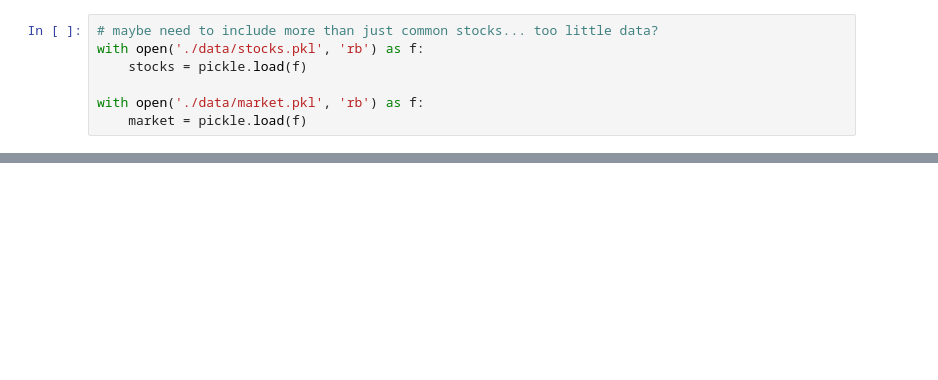
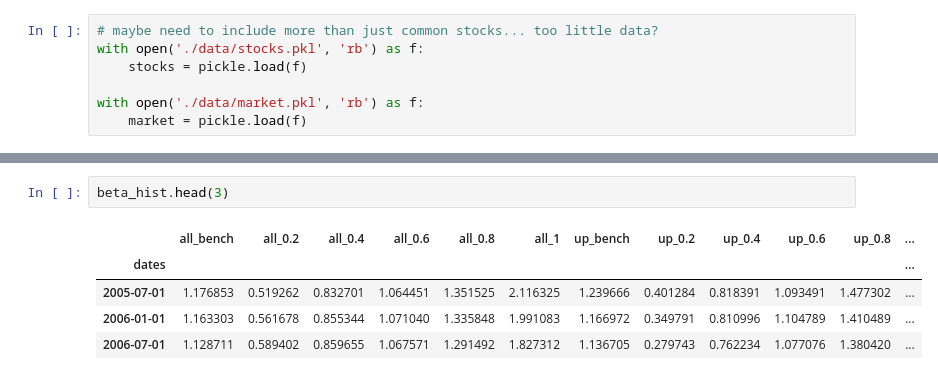
Before and after one commit to ostapenkovs/beta-based, a Jupyter notebook: notebooks/calc_betas.ipynb, the cells around one changed output, grey strips where cells are left out. Cells and saved outputs as stored; diff of their text form; blank space fills up the shorter version.

```diff
--- a/notebooks/calc_betas.ipynb
+++ b/notebooks/calc_betas.ipynb
@@ -95,0 +105,8 @@ history.head(3)
+# %%
+beta_hist.head(3)
+# %% [output]
+|  | all_bench | all_0.2 | all_0.4 | all_0.6 | all_0.8 | all_1 | up_bench | up_0.2 | up_0.4 | up_0.6 | up_0.8 | ... |
+| dates |  |  |  |  |  |  |  |  |  |  |  | ... |
+| 2005-07-01 | 1.176853 | 0.519262 | 0.832701 | 1.064451 | 1.351525 | 2.116325 | 1.239666 | 0.401284 | 0.818391 | 1.093491 | 1.477302 | ... |
+| 2006-01-01 | 1.163303 | 0.561678 | 0.855344 | 1.071040 | 1.335848 | 1.991083 | 1.166972 | 0.349791 | 0.810996 | 1.104789 | 1.410489 | ... |
+| 2006-07-01 | 1.128711 | 0.589402 | 0.859655 | 1.067571 | 1.291492 | 1.827312 | 1.136705 | 0.279743 | 0.762234 | 1.077076 | 1.380420 | ... |
```
Also changed, not shown: parts of 8 cells of this notebook.
